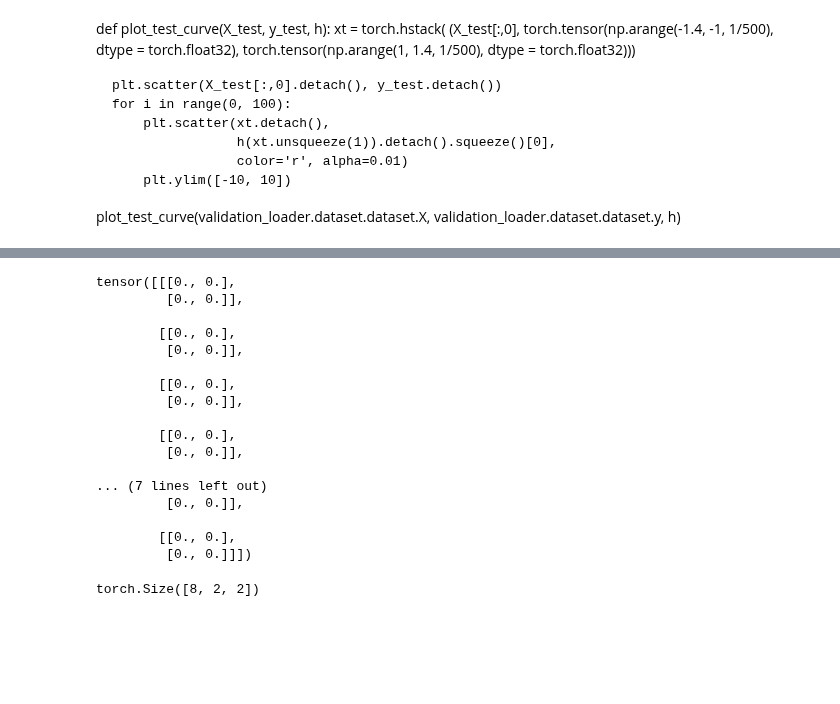
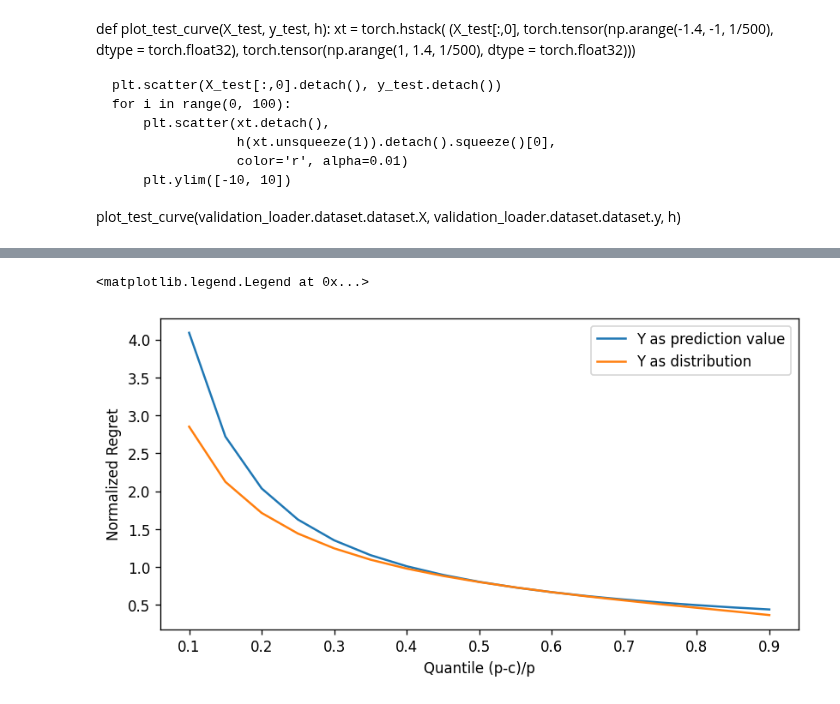
Before and after one commit to AlanLahoud/BNNSOP, a Jupyter notebook: illustrative_example.ipynb, the cells around one changed output, grey strips where cells are left out. Cells and saved outputs as stored; diff of their text form; code cells hidden in the pictures; blank space fills up the shorter version.

Commit message:
organizing code in classes for training Elbo and ploting normalized regret forclassical newsvendor through quantiles

```diff
--- a/illustrative_example.ipynb
+++ b/illustrative_example.ipynb
@@ -310,24 +148,0 @@ tensor([[ 9.5101, 11.8222],
-# %%
-Qy[,,]
-# %% [output]
-tensor([[[0., 0.],
-         [0., 0.]],
-
-        [[0., 0.],
-         [0., 0.]],
-
-        [[0., 0.],
-         [0., 0.]],
-
-        [[0., 0.],
-         [0., 0.]],
-
-... (7 lines left out)
-         [0., 0.]],
-
-        [[0., 0.],
-         [0., 0.]]])
-# %%
-torch.zeros((BATCH_SIZE_OP, 2, 2)).shape
-# %% [output]
-torch.Size([8, 2, 2])
@@ -337,0 +149,47 @@ y
+# %%
+sp = 200
+
+zEypred_list = []
+zypred_list = []
+zy_list = []
+cp_list = list(np.arange(20,190,10))
+qtl_list = []
+
+for cp in cp_list:
+
+    # Classical newsvendor problem
+    sell_price = torch.tensor(sp)
+    cost_price = torch.tensor(cp)
+    quantile_cut = (sell_price - cost_price)/sell_price
+    optimal_pred_order = torch.quantile(demand_pred_distribution, quantile_cut, dim=0)
+    optimal_order = demand_true
+
+    zEypred = round(profit(
+        demand_pred_distribution.mean(),
+        sell_price, cost_price
+    ).sum().item(), 2)
+
+    zypred = round(profit(
+        optimal_pred_order,
+        sell_price, cost_price
+    ).sum().item(), 2)
+
+    zy = round(profit(
+        optimal_order,
+        sell_price, cost_price
+    ).sum().item(), 2)
+
+    qtl_list.append(quantile_cut.item())
+
+    zEypred_list.append((zy-zEypred)/zy)
+    zypred_list.append((zy-zypred)/zy)
+# %%
+fig, ax = plt.subplots(figsize=(8,4), dpi=120)
+ax.set_xlabel('Quantile (p-c)/p')
+ax.set_ylabel('Normalized Regret')
+ax.plot(qtl_list, zEypred_list, label = 'Y as prediction value')
+ax.plot(qtl_list, zypred_list, label = 'Y as distribution')
+ax.legend()
+# %% [output]
+<matplotlib.legend.Legend at 0x...>
+[figure, added]
```
Also changed, not shown: parts of 22 cells of this notebook, 3 other files.
